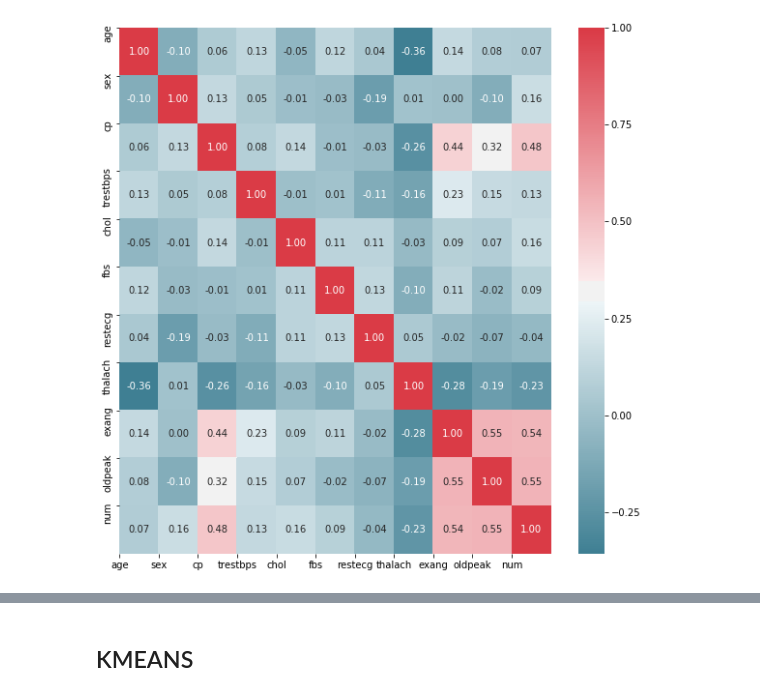
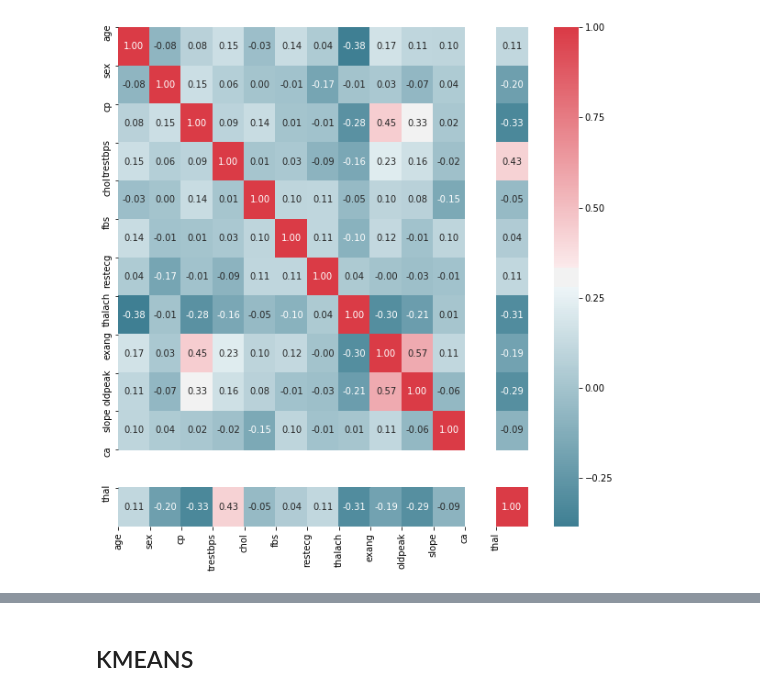
Before and after one commit to ericjonathan6/Praktikum2, a Jupyter notebook: Praktikum2.ipynb, the cells around one changed output, grey strips where cells are left out. Drawn from its saved outputs; the diff is of its cells as text; code cells hidden in the pictures.

```diff
--- a/Praktikum2.ipynb
+++ b/Praktikum2.ipynb
@@ -11,3 +17,3 @@ list_df = [df, df_test]
 # %%
-df_combine = df.append(df_test)
-df_combine.reset_index(drop=True, inplace=True)
+merged = train.append(test)
+merged.reset_index(drop=True, inplace=True)
@@ -54,0 +29,4 @@ dtype: int64
+# %%
+train = train.replace('?', np.NaN)
+test = test.replace('?', np.NaN)
+merged = merged.replace('?', np.NaN)
@@ -54,0 +93,15 @@ dtype: int64
+# %%
+train['trestbps'] = train['trestbps'].astype(float)
+merged['trestbps'] = merged['trestbps'].astype(float)
+train['chol'] = train['chol'].astype(float)
+merged['chol'] = merged['chol'].astype(float)
+train['thalach'] = train['thalach'].astype(float)
+merged['thalach'] = merged['thalach'].astype(float)
+train['exang'] = train['exang'].astype(float)
+merged['exang'] = merged['exang'].astype(float)
+train['slope'] = train['slope'].astype(float)
+merged['slope'] = merged['slope'].astype(float)
+train['ca'] = train['ca'].astype(float)
+merged['ca'] = merged['ca'].astype(float)
+train['thal'] = train['thal'].astype(float)
+merged['thal'] = merged['thal'].astype(float)
@@ -54,0 +169,2 @@ dtype: int64
+# %%
+merged['num'] = merged['num'].astype('category')
@@ -55,19 +185,19 @@ dtype: int64
 # %%
 def heatMap(df):
     #Create Correlation df
     corr = df.corr()
     #Plot figsize
     fig, ax = plt.subplots(figsize=(10, 10))
     #Generate Color Map
     colormap = sns.diverging_palette(220, 10, as_cmap=True)
     #Generate Heat Map, allow annotations and place floats in map
     sns.heatmap(corr, cmap=colormap, annot=True, fmt=".2f")
     #Apply xticks
     plt.xticks(range(len(corr.columns)), corr.columns);
     #Apply yticks
     plt.yticks(range(len(corr.columns)), corr.columns)
     #show plot
     plt.show()
-heatMap(df)
+heatMap(merged)
 # %% [output]
-[figure, old version]
+[figure, new version]
```
Also changed, not shown: parts of 42 cells of this notebook, 1 other file.
